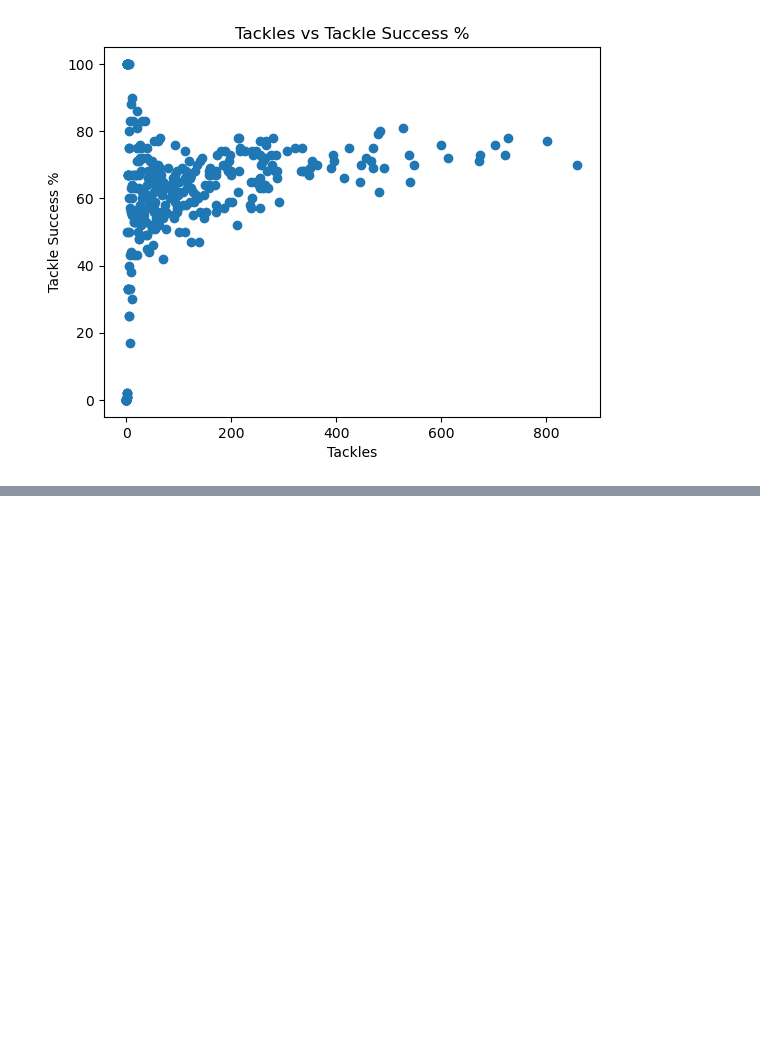
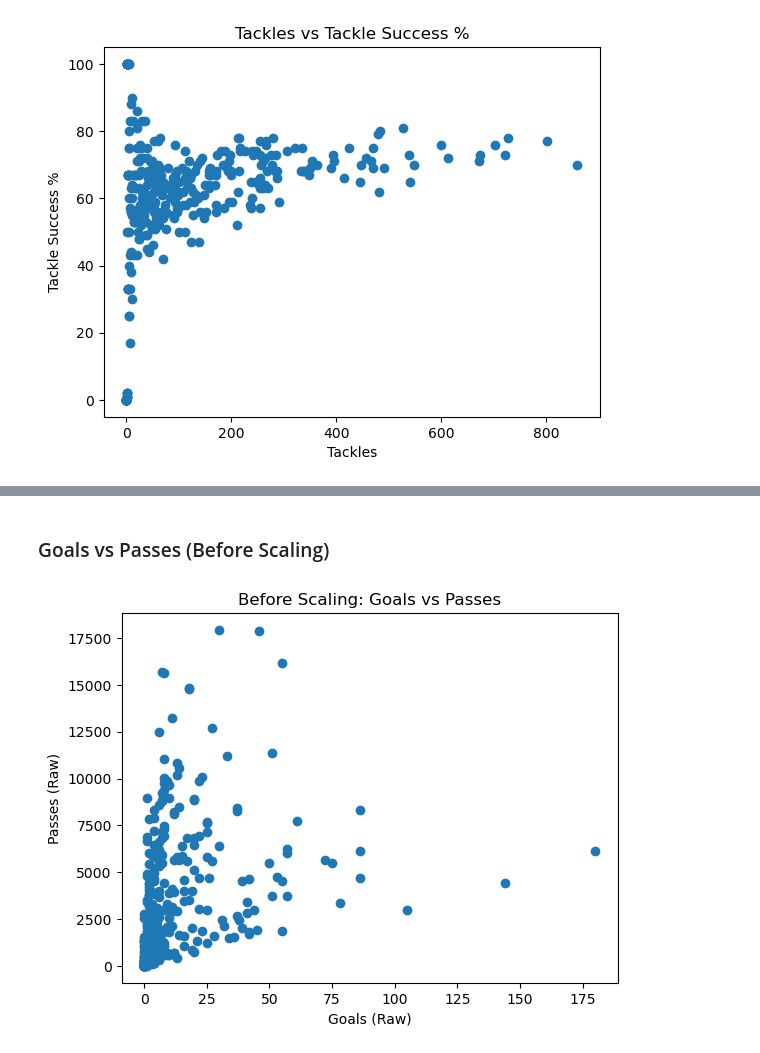
Before and after one commit to springboardmentor1979b-cmyk/ScoreSight---Predicting-EPL-Points-Tally-Top-Scorer, a Jupyter notebook: notebook.ipynb, the cells around one changed output, grey strips where cells are left out. Saved outputs shown, nothing was run; the diff lists cells and outputs as text; code cells hidden in the pictures; blank space fills up the shorter version.

```diff
--- a/notebook.ipynb
+++ b/notebook.ipynb
@@ -332,0 +394,11 @@ plt.show()
+# %% [markdown]
+### Goals vs Passes (Before Scaling)
+# %%
+plt.figure()
+plt.scatter(raw_data_copy['Goals'], raw_data_copy['Passes'])
+plt.xlabel('Goals (Raw)')
+plt.ylabel('Passes (Raw)')
+plt.title('Before Scaling: Goals vs Passes')
+plt.show()
+# %% [output]
+[figure, added]
```
Also changed, not shown: parts of 12 cells of this notebook.
